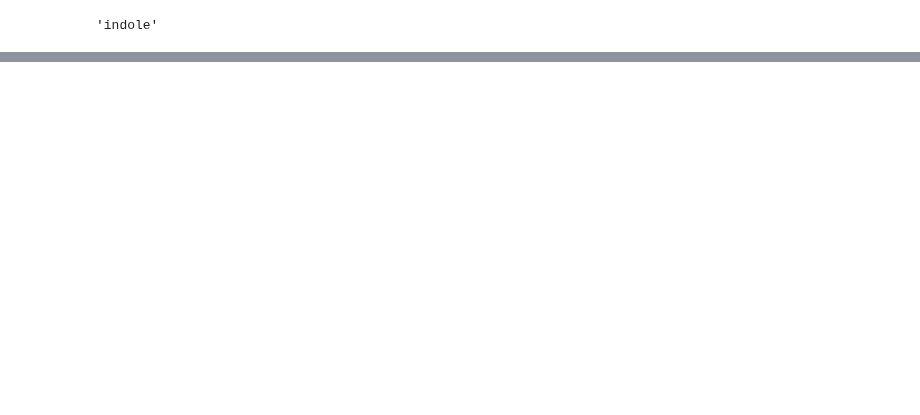
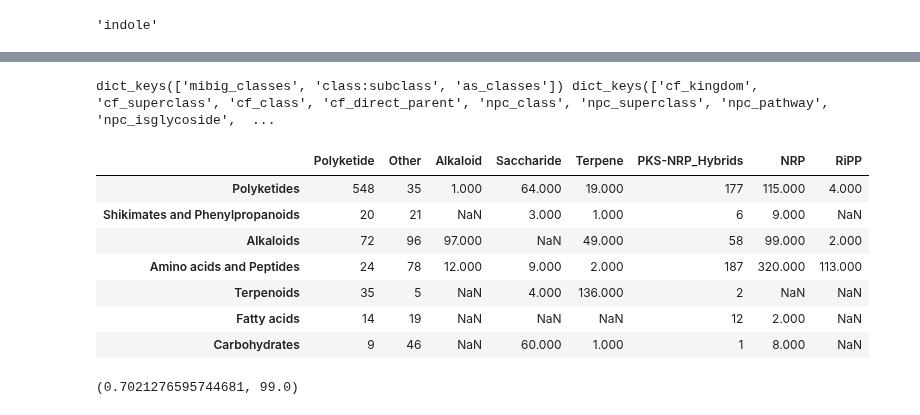
Before and after one commit to NPLinker/nplinker, a Jupyter notebook: notebooks/1-class_linking_prospecting.ipynb, the cells around one changed output, grey strips where cells are left out. Drawn from its saved outputs; the diff is of its cells as text; code cells hidden in the pictures; blank space fills up the shorter version.

```diff
--- a/notebooks/1-class_linking_prospecting.ipynb
+++ b/notebooks/1-class_linking_prospecting.ipynb
@@ -250,0 +360,2 @@ compi_classes['3773']
+# %%
+all519 = [m.spectra for m in npl.molfams if m.family_id == 519][0]
@@ -293,0 +691,16 @@ cur_bgcs[0].product_prediction
+# %%
+# Make linking object: dict similar to result but a table with fractions at the end
+bgc_keys = result.keys()
+metab_keys = list(result.values())[0].keys()
+print(bgc_keys, metab_keys)
+pd.DataFrame.from_dict(result['mibig_classes']['npc_pathway'], dtype=int)
+# %% [output]
+dict_keys(['mibig_classes', 'class:subclass', 'as_classes']) dict_keys(['cf_kingdom', 'cf_superclass', 'cf_class', 'cf_direct_parent', 'npc_class', 'npc_superclass', 'npc_pathway', 'npc_isglycoside',  ...
+|  | Polyketide | Other | Alkaloid | Saccharide | Terpene | PKS-NRP_Hybrids | NRP | RiPP |
+| Polyketides | 548 | 35 | 1.000 | 64.000 | 19.000 | 177 | 115.000 | 4.000 |
+| Shikimates and Phenylpropanoids | 20 | 21 | NaN | 3.000 | 1.000 | 6 | 9.000 | NaN |
+| Alkaloids | 72 | 96 | 97.000 | NaN | 49.000 | 58 | 99.000 | 2.000 |
+| Amino acids and Peptides | 24 | 78 | 12.000 | 9.000 | 2.000 | 187 | 320.000 | 113.000 |
+| Terpenoids | 35 | 5 | NaN | 4.000 | 136.000 | 2 | NaN | NaN |
+| Fatty acids | 14 | 19 | NaN | NaN | NaN | 12 | 2.000 | NaN |
+| Carbohydrates | 9 | 46 | NaN | 60.000 | 1.000 | 1 | 8.000 | NaN |
@@ -293,0 +729,9 @@ cur_bgcs[0].product_prediction
+# %%
+# for staurosporine link for example?
+b_key = "as_classes"
+s_key = "npc_pathway"
+b_cls = 'indole'
+s_cls = "Alkaloids"
+class_linking_tables[b_key][s_key][b_cls][s_cls], class_linking_counts[b_key][s_key][b_cls][s_cls]
+# %% [output]
+(0.7021276595744681, 99.0)
```
Also changed, not shown: parts of 46 cells of this notebook.
